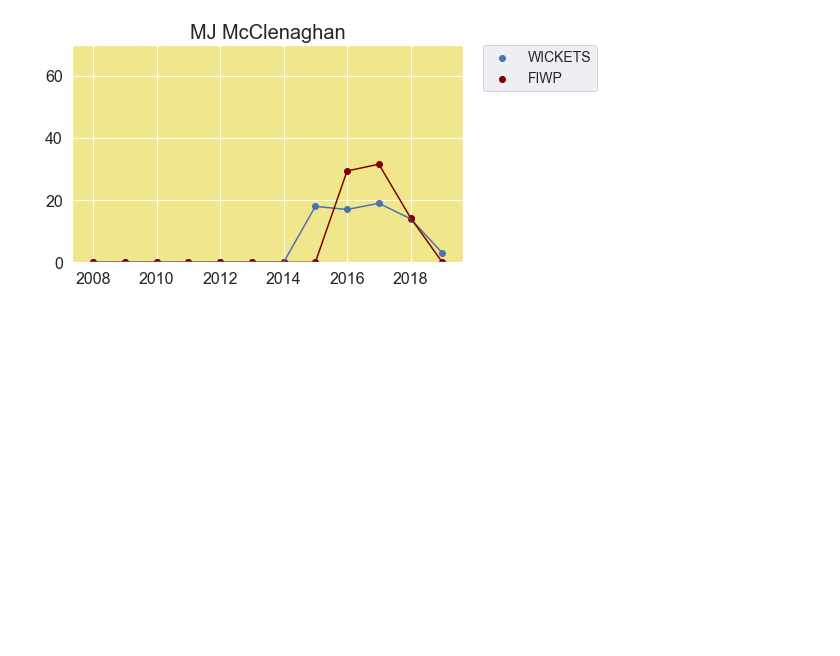
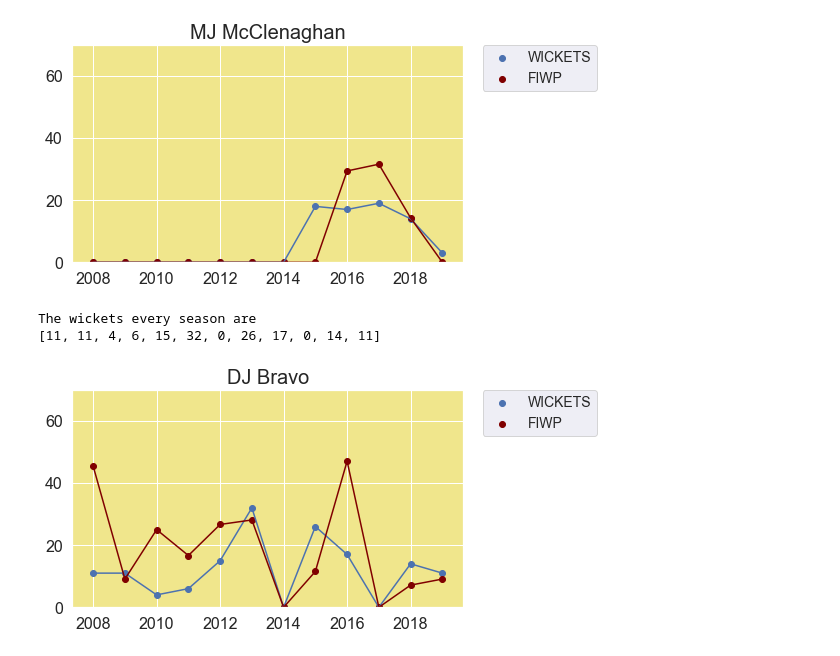
Before and after one commit to omkarb1604/IPL_data_scrape, a Jupyter notebook: FIB.ipynb, the cells around one changed output. Cells and saved outputs as stored; diff of their text form; code cells hidden in the pictures; blank space fills up the shorter version.

```diff
--- a/FIB.ipynb
+++ b/FIB.ipynb
@@ -272,3 +295,9 @@ yearly_fiwp('MJ McClenaghan')
 The wickets every season are
 [0, 0, 0, 0, 0, 0, 0, 18, 17, 19, 14, 3]
 [figure]
+# %%
+yearly_fiwp('DJ Bravo')
+# %% [output]
+The wickets every season are
+[11, 11, 4, 6, 15, 32, 0, 26, 17, 0, 14, 11]
+[figure, added]
```
Also changed, not shown: parts of 9 cells of this notebook.
